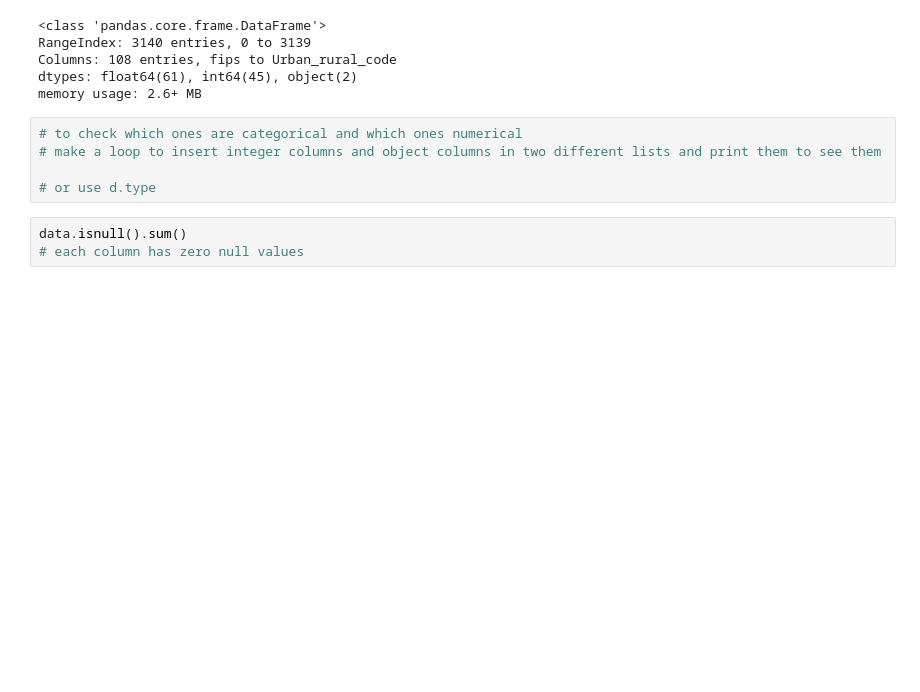
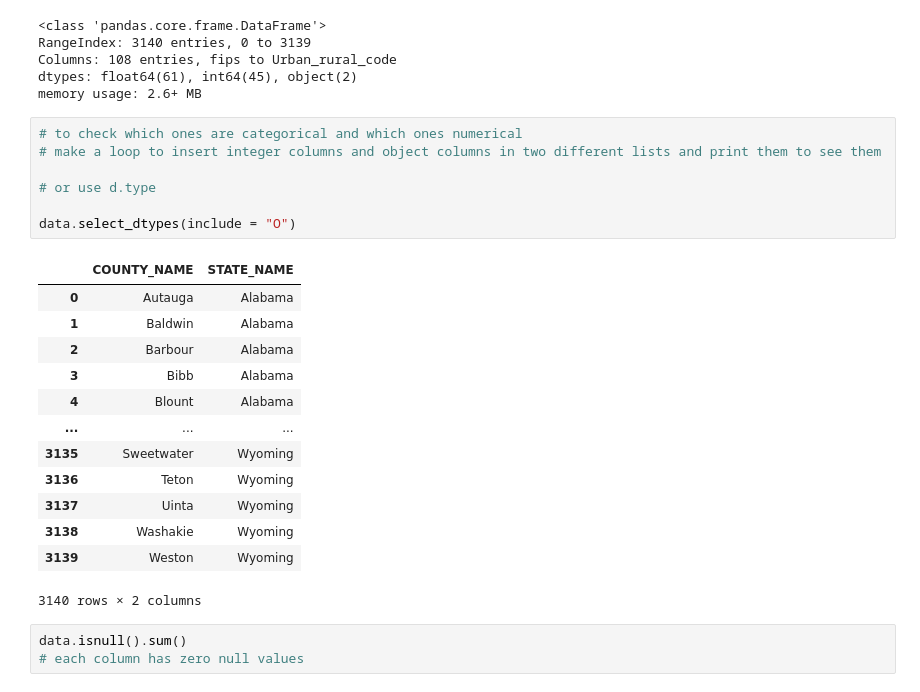
Before and after one commit to maria-pigazzi/regularized-linear-regression, a Jupyter notebook: src/explore.ipynb, the cells around one changed output. Drawn from its saved outputs; the diff is of its cells as text; blank space fills up the shorter version.

```diff
--- a/src/explore.ipynb
+++ b/src/explore.ipynb
@@ -45,8 +45,24 @@ memory usage: 2.6+ MB
 # %%
 # to check which ones are categorical and which ones numerical
 # make a loop to insert integer columns and object columns in two different lists and print them to see them
 
 # or use d.type
+
+data.select_dtypes(include = "O")
+# %% [output]
+|  | COUNTY_NAME | STATE_NAME |
+| 0 | Autauga | Alabama |
+| 1 | Baldwin | Alabama |
+| 2 | Barbour | Alabama |
+| 3 | Bibb | Alabama |
+| 4 | Blount | Alabama |
+| ... | ... | ... |
+| 3135 | Sweetwater | Wyoming |
+| 3136 | Teton | Wyoming |
+| 3137 | Uinta | Wyoming |
+| 3138 | Washakie | Wyoming |
+| 3139 | Weston | Wyoming |
+3140 rows × 2 columns
 # %%
 data.isnull().sum()
 # each column has zero null values
```
Also changed, not shown: parts of 10 cells of this notebook.
